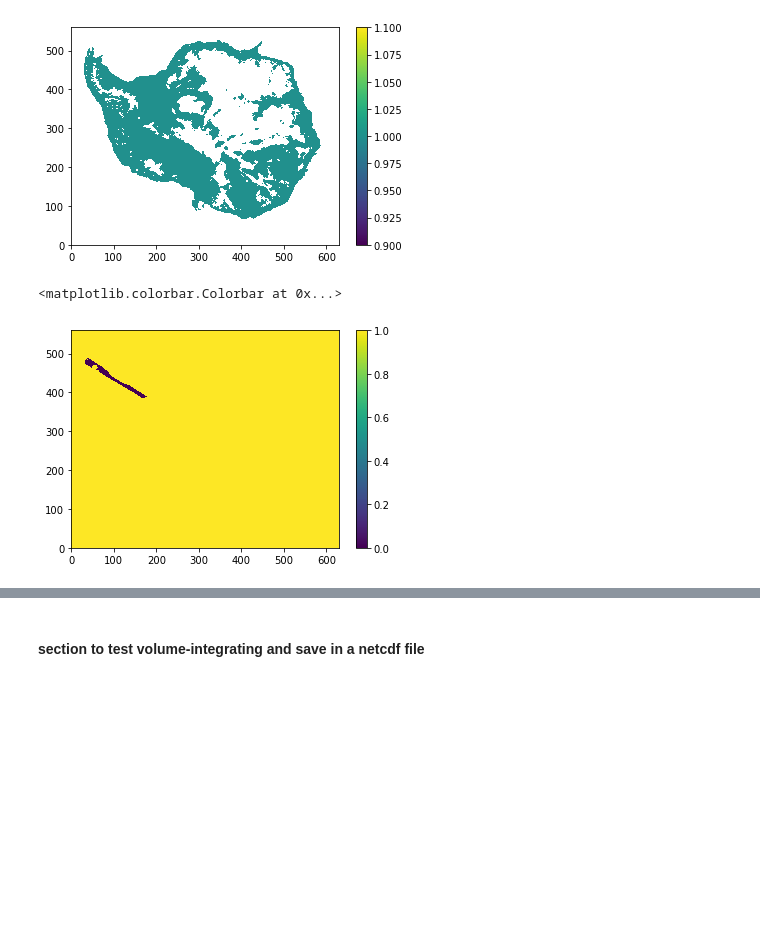
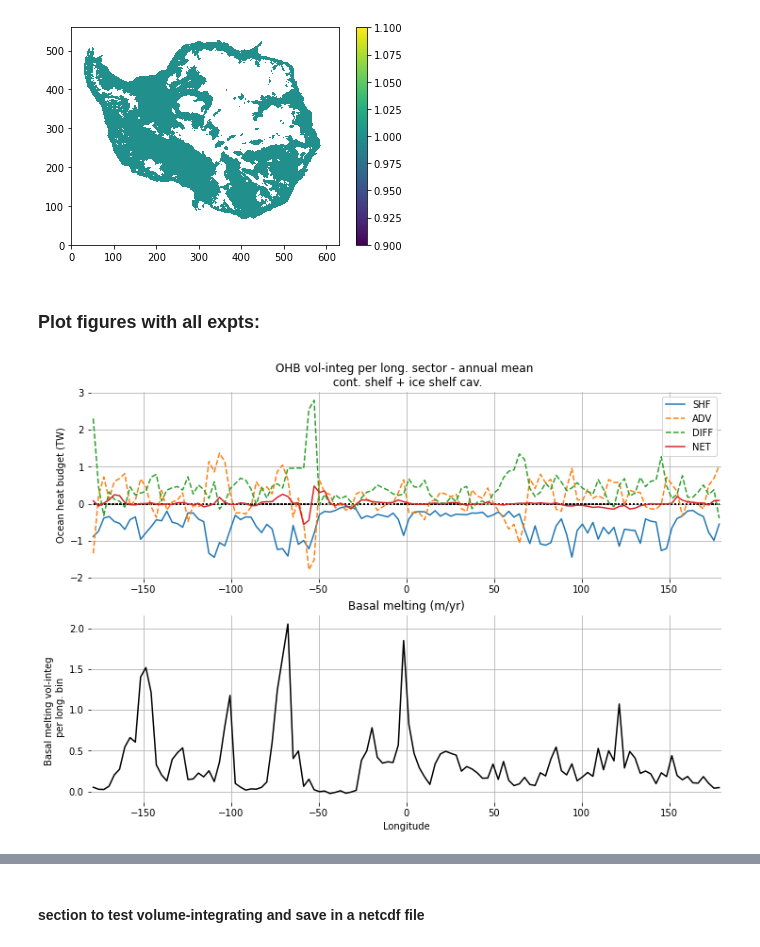
Before and after one commit to fabiobdias/waom_notebook, a Jupyter notebook: OHB_shelf/OHB_closure/WAOM10_OHB_regional_using_lon_masks.ipynb, the cells around one changed output, grey strips where cells are left out. Cells and saved outputs as stored; diff of their text form; code cells hidden in the pictures; blank space fills up the shorter version.

Commit message:
Add regional lon bin analyses 10 & 4/4NT expts + updates

```diff
--- a/OHB_shelf/OHB_closure/WAOM10_OHB_regional_using_lon_masks.ipynb
+++ b/OHB_shelf/OHB_closure/WAOM10_OHB_regional_using_lon_masks.ipynb
@@ -462,9 +456,0 @@ for ll in np.arange(120):
-# %%
-ll=41
-comb_masks = mask_LonBins[ll,:]*mask_shelf*mask_land*mask_iceshelf
-condition1 = comb_masks != 1
-plt.pcolormesh(condition1)
-plt.colorbar()
-# %% [output]
-<matplotlib.colorbar.Colorbar at 0x...>
-[figure, removed]
@@ -479,0 +457,31 @@ melt_bins_xr.to_netcdf(files_path + 'WAOM10_OHB_lonbins_melt_daily', mode='w', f
+# %% [markdown]
+### Plot figures with all expts:
+# %%
+
+fig = plt.figure(figsize=(12,8))
+
+ax1 = fig.add_subplot(2,1,1, frameon=False)
+ax1.plot(lon_bins,(net)*0,':k')
+ax1.plot(lon_bins,(vdiff).mean('ocean_time')*1e-12,label='SHF')
+ax1.plot(lon_bins,(hadv).mean('ocean_time')*1e-12,'--',label='ADV')
+ax1.plot(lon_bins,(hdiff).mean('ocean_time')*1e-12,'--',label='DIFF')
+ax1.plot(lon_bins,(net).mean('ocean_time')*1e-12,label='NET')
+ax1.legend()
+# ax1.set_xlabel('longitudinal bins')
+ax1.set_ylabel('Ocean heat budget (TW)')
+ax1.set_title('OHB vol-integ per long. sector - annual mean \n cont. shelf + ice shelf cav.')
+ax1.grid('on')
+ax1.set_xlim(-180,180)
+
+ax2 = fig.add_subplot(2,1,2, frameon=False)
+ax2.plot(lon_bins,np.divide(np.nanmean(bmelt, axis=0),area_sum.values)*1000,'-k')
+ax2.set_xlabel('Longitude')
+ax2.set_ylabel('Basal melting vol-integ \n per long. bin')
+ax2.set_title('Basal melting (m/yr)')
+ax2.grid('on')
+ax2.set_xlim(-180,180)
+
+name_fig='waom10x4x4NT_lonbin_regional_OHB+basal_melt.png'
+plt.savefig(fig_path + name_fig, dpi=300, bbox_inches='tight')
+# %% [output]
+[figure, added]
```
Also changed, not shown: parts of 14 cells of this notebook, 28 other files.
